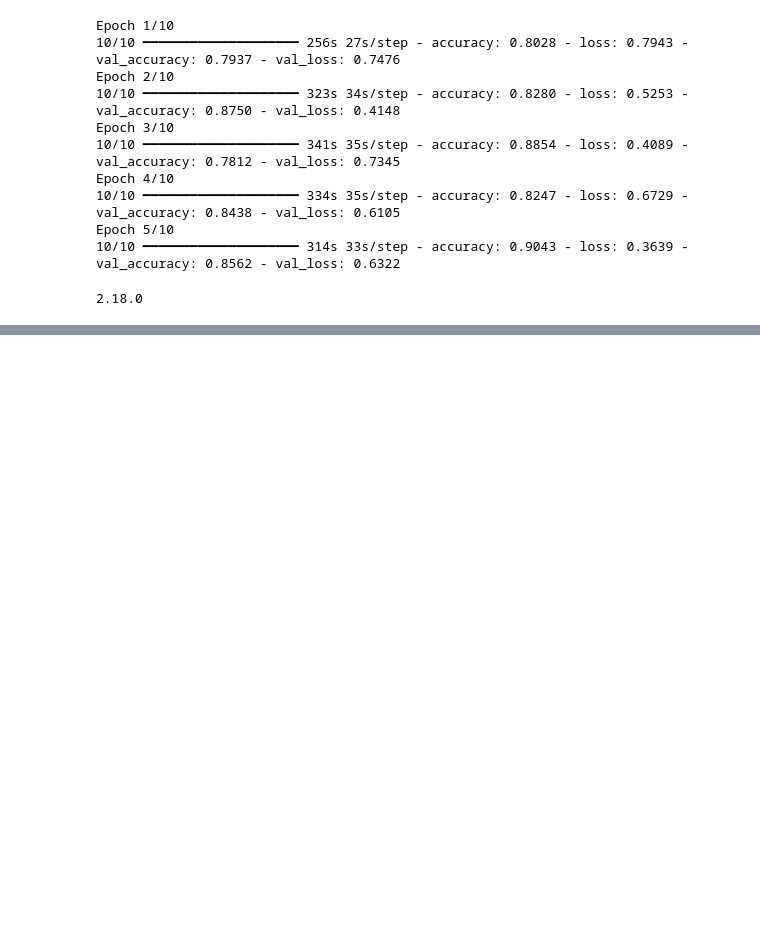
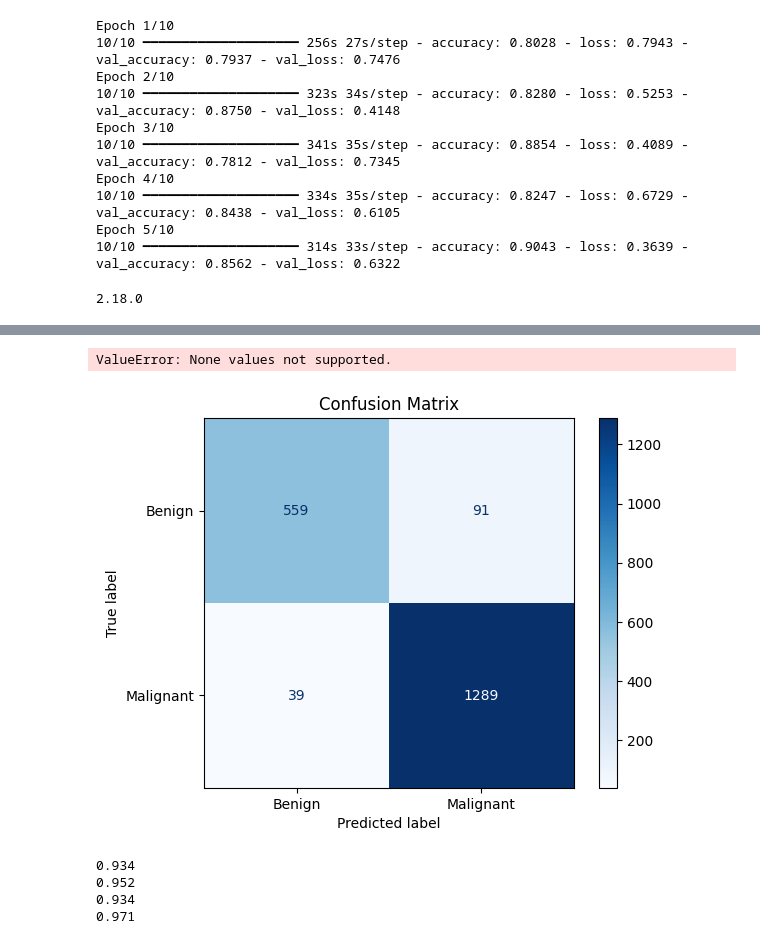
Before and after one commit to mariaserov/ML_BreakHis, a Jupyter notebook: scr/ResNet50.ipynb, the cells around one changed output, grey strips where cells are left out. Cells and saved outputs as stored; diff of their text form; code cells hidden in the pictures; blank space fills up the shorter version.

Commit message:
update resnet 50 code

```diff
--- a/scr/ResNet50.ipynb
+++ b/scr/ResNet50.ipynb
@@ -318,0 +365,14 @@ print('Test accuracy : ',(correct/samples)*100)
+# %%
+#load trained resnet model
+model = load_model("resnet50_best_model.h5")
+predictions = model.predict(unseen_generator)
+
+### get labels
+predicted_classes = np.argmax(predictions, axis=1)  # for categorical output
+
+class_indices = train_generator.class_indices
+label_map = {0: "benign", 1: "malignant"}
+
+predicted_labels = [label_map[i] for i in predicted_classes]
+
+print(train_generator.class_indices)
@@ -318,0 +383,25 @@ print('Test accuracy : ',(correct/samples)*100)
+# %%
+
+##evaluate accuracy
+
+loss, accuracy = model.evaluate(unseen_generator)
+with open("evaluation.txt", "w") as f:
+    f.write(f"Loss: {loss}\n")
+    f.write(f"Accuracy: {accuracy}\n")
+# %% [output]
+ValueError: None values not supported.
+# %%
+
+###confusion matrix
+true_labels = holdout_data['label'].astype(int).values
+
+cm = confusion_matrix(true_labels, predicted_classes)
+
+#
+disp = ConfusionMatrixDisplay(confusion_matrix=cm, display_labels=["Benign", "Malignant"])
+
+disp.plot(cmap=plt.cm.Blues)
+plt.title("Confusion Matrix")
+plt.show()
+# %% [output]
+[figure, added]
@@ -318,0 +413,15 @@ print('Test accuracy : ',(correct/samples)*100)
+# %%
+acc = round(accuracy_score(true_labels, predicted_classes), 3)
+f1 = round(f1_score(true_labels, predicted_classes),3)
+precision = round(precision_score(true_labels, predicted_classes),3)
+recall = round(recall_score(true_labels, predicted_classes),3)
+
+print(acc)
+print(f1)
+print(precision)
+print(recall)
+# %% [output]
+0.934
+0.952
+0.934
+0.971
```
Also changed, not shown: parts of 6 cells of this notebook.
